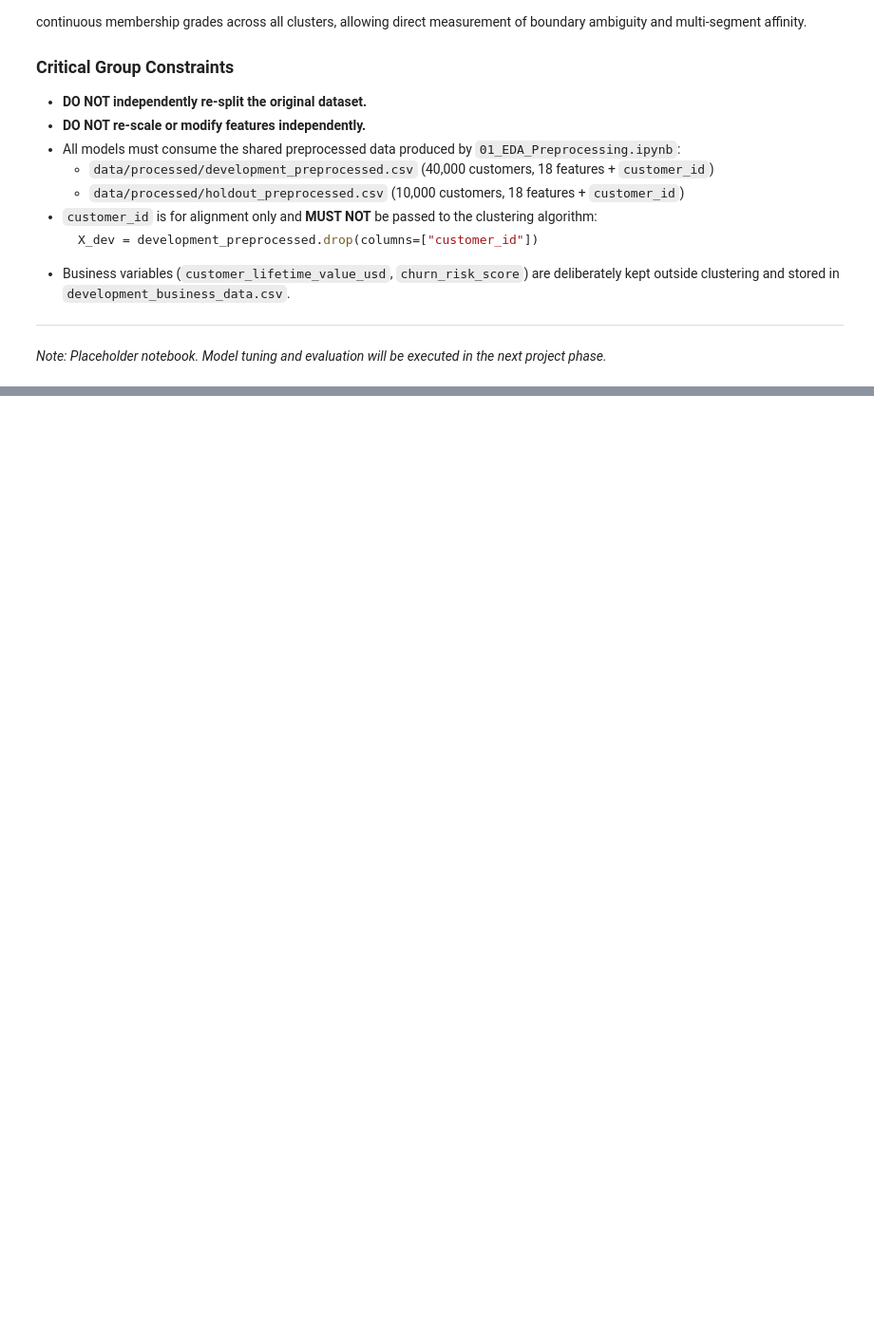
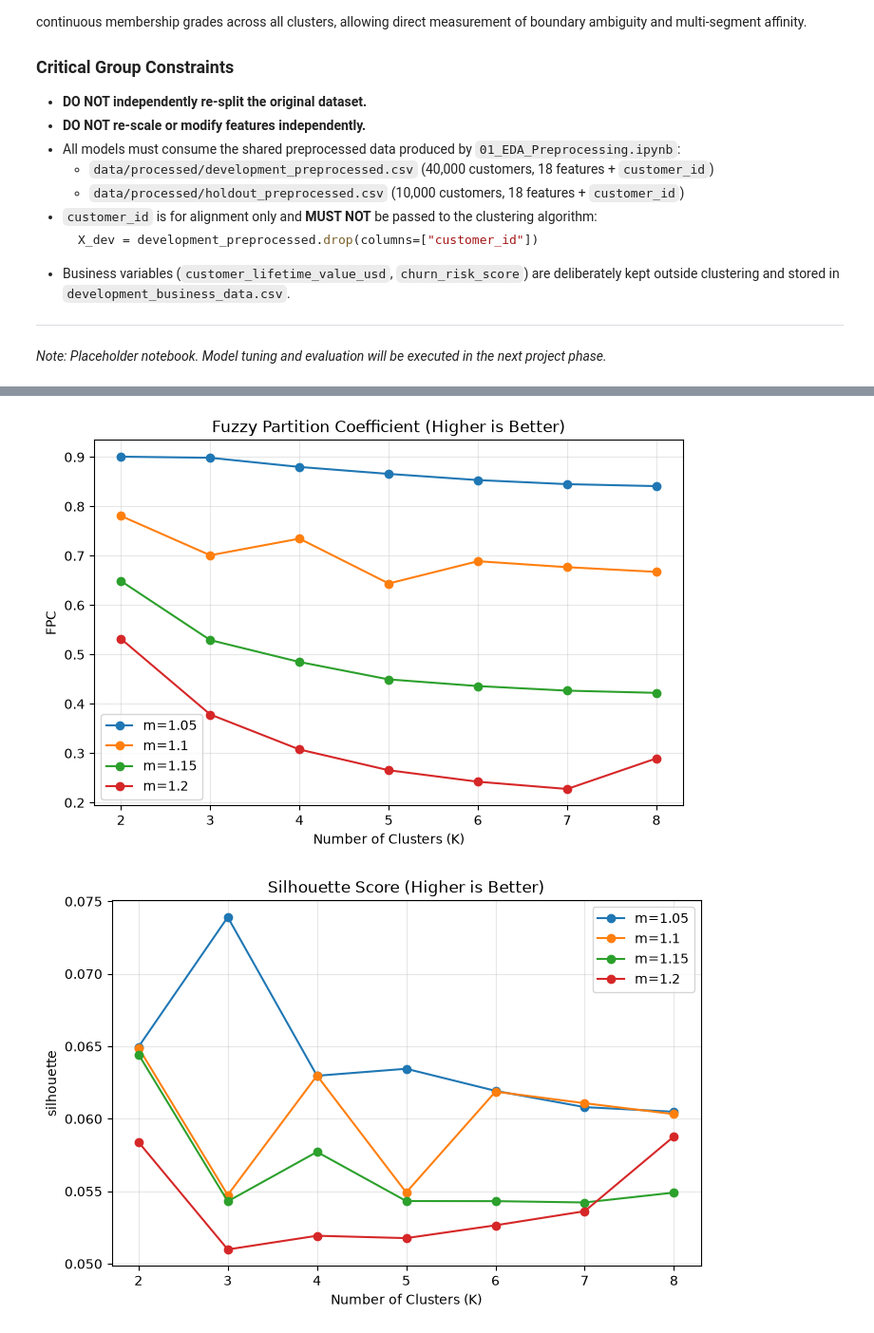
Before and after one commit to ashi00112/soft-ecommerce-customer-segmentation, a Jupyter notebook: notebooks/04_Fuzzy_CMeans.ipynb, the cells around one changed output, grey strips where cells are left out. Shown at 95% size. Saved outputs shown, nothing was run; the diff lists cells and outputs as text; code cells hidden in the pictures; blank space fills up the shorter version.

Commit message:
feat(fcm): implement Fuzzy C-Means clustering model, uncertainty scoring, and evaluation artifacts

```diff
--- a/notebooks/04_Fuzzy_CMeans.ipynb
+++ b/notebooks/04_Fuzzy_CMeans.ipynb
@@ -44,0 +156,6 @@ print("Processed data dir:", PROCESSED_DATA_DIR)
+# %%
+# FCM expects features × samples rather than samples × features
+X_dev_fcm = X_dev.to_numpy().T
+
+print("Original X_dev shape:", X_dev.shape)
+print("FCM input shape:", X_dev_fcm.shape)
@@ -44,0 +422,13 @@ print("Processed data dir:", PROCESSED_DATA_DIR)
+# %%
+# Fixed sample indices for computationally efficient silhouette evaluation
+rng = np.random.default_rng(42)
+
+silhouette_sample_size = min(10000, len(X_dev))
+
+silhouette_idx = rng.choice(
+    len(X_dev),
+    size=silhouette_sample_size,
+    replace=False
+)
+
+print("Silhouette evaluation sample size:", silhouette_sample_size)
@@ -44,0 +563,34 @@ print("Processed data dir:", PROCESSED_DATA_DIR)
+# %%
+metrics_to_plot = [
+    ("FPC", "Fuzzy Partition Coefficient (Higher is Better)"),
+    ("silhouette", "Silhouette Score (Higher is Better)"),
+    ("davies_bouldin", "Davies-Bouldin Index (Lower is Better)"),
+    ("calinski_harabasz", "Calinski-Harabasz Score (Higher is Better)"),
+    ("mean_max_membership", "Mean Maximum Membership")
+]
+
+for metric, title in metrics_to_plot:
+
+    plt.figure(figsize=(8, 5))
+
+    for m_value in m_values:
+        subset = fcm_results_df[
+            fcm_results_df["m"] == m_value
+        ]
+
+        plt.plot(
+            subset["K"],
+            subset[metric],
+            marker="o",
+            label=f"m={m_value}"
+        )
+
+    plt.xlabel("Number of Clusters (K)")
+    plt.ylabel(metric)
+    plt.title(title)
+    plt.legend()
+    plt.grid(alpha=0.3)
+    plt.show()
+# %% [output]
+[figure, added]
+[figure, added]
```
Also changed, not shown: parts of 85 cells of this notebook, 14 other files.
